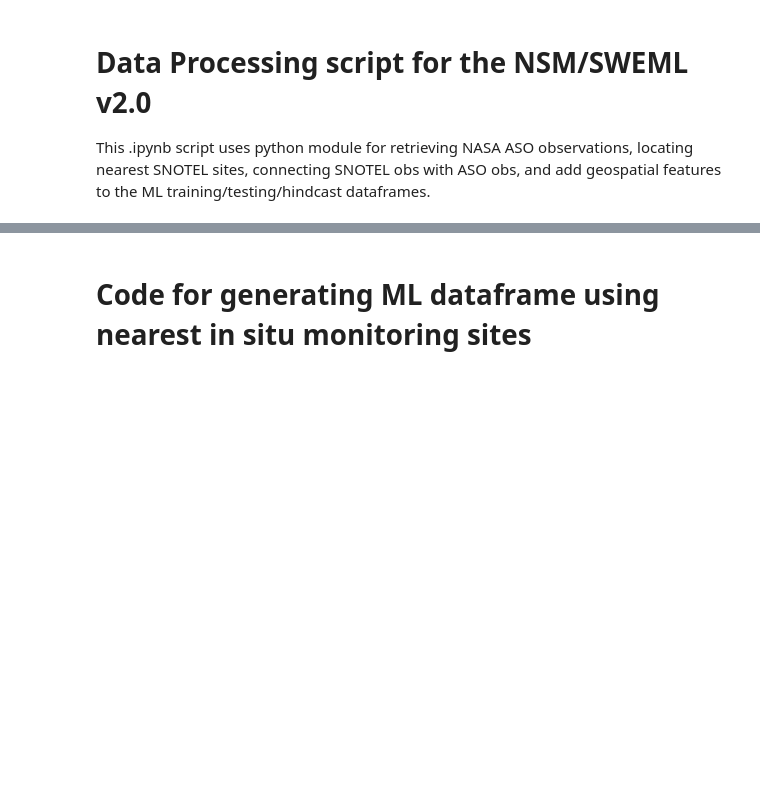
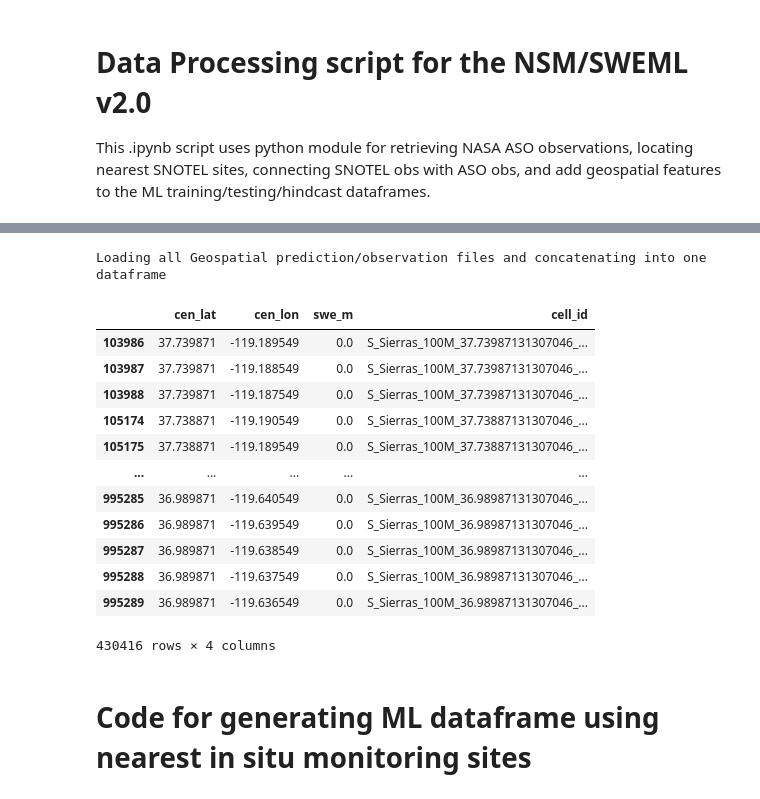
Before and after one commit to whitelightning450/SWEMLv2.0, a Jupyter notebook: Dataprocessing/DataProcessing_PipelineModularized.ipynb, the cells around one changed output, grey strips where cells are left out. Drawn from its saved outputs; the diff is of its cells as text; code cells hidden in the pictures; blank space fills up the shorter version.

```diff
--- a/Dataprocessing/DataProcessing_PipelineModularized.ipynb
+++ b/Dataprocessing/DataProcessing_PipelineModularized.ipynb
@@ -33,0 +66,40 @@ data_processor.process_folder(input_folder, metadata_file, output_folder) #Takes
+# %%
+from tqdm import tqdm
+import os
+import pandas as pd
+
+HOME = os.path.expanduser('~')
+region = 'S_Sierras'
+output_res = 100
+
+#make cell_id
+def make_cell_id(region, output_res, cen_lat, cen_lon):
+    cell_id = f"{region}_{output_res}M_{cen_lat}_{cen_lon}"
+    return cell_id
+
+aso_swe_files_folder_path = f"{HOME}/SWEMLv2.0/data/ASO/{region}/{output_res}M_SWE_parquet"
+
+print('Loading all Geospatial prediction/observation files and concatenating into one dataframe')
+for aso_swe_file in tqdm(os.listdir(aso_swe_files_folder_path)):
+    try:
+        aso_file = pd.read_parquet(os.path.join(aso_swe_files_folder_path, aso_swe_file), engine='fastparquet')
+    except:
+        print(aso_swe_file)
+# %% [output]
+Loading all Geospatial prediction/observation files and concatenating into one dataframe
+# %%
+aso_file
+# %% [output]
+|  | cen_lat | cen_lon | swe_m | cell_id |
+| 103986 | 37.739871 | -119.189549 | 0.0 | S_Sierras_100M_37.73987131307046_... |
+| 103987 | 37.739871 | -119.188549 | 0.0 | S_Sierras_100M_37.73987131307046_... |
+| 103988 | 37.739871 | -119.187549 | 0.0 | S_Sierras_100M_37.73987131307046_... |
+| 105174 | 37.738871 | -119.190549 | 0.0 | S_Sierras_100M_37.73887131307046_... |
+| 105175 | 37.738871 | -119.189549 | 0.0 | S_Sierras_100M_37.73887131307046_... |
+| ... | ... | ... | ... | ... |
+| 995285 | 36.989871 | -119.640549 | 0.0 | S_Sierras_100M_36.98987131307046_... |
+| 995286 | 36.989871 | -119.639549 | 0.0 | S_Sierras_100M_36.98987131307046_... |
+| 995287 | 36.989871 | -119.638549 | 0.0 | S_Sierras_100M_36.98987131307046_... |
+| 995288 | 36.989871 | -119.637549 | 0.0 | S_Sierras_100M_36.98987131307046_... |
+| 995289 | 36.989871 | -119.636549 | 0.0 | S_Sierras_100M_36.98987131307046_... |
+430416 rows × 4 columns
```
Also changed, not shown: parts of 26 cells of this notebook, 5 other files.
